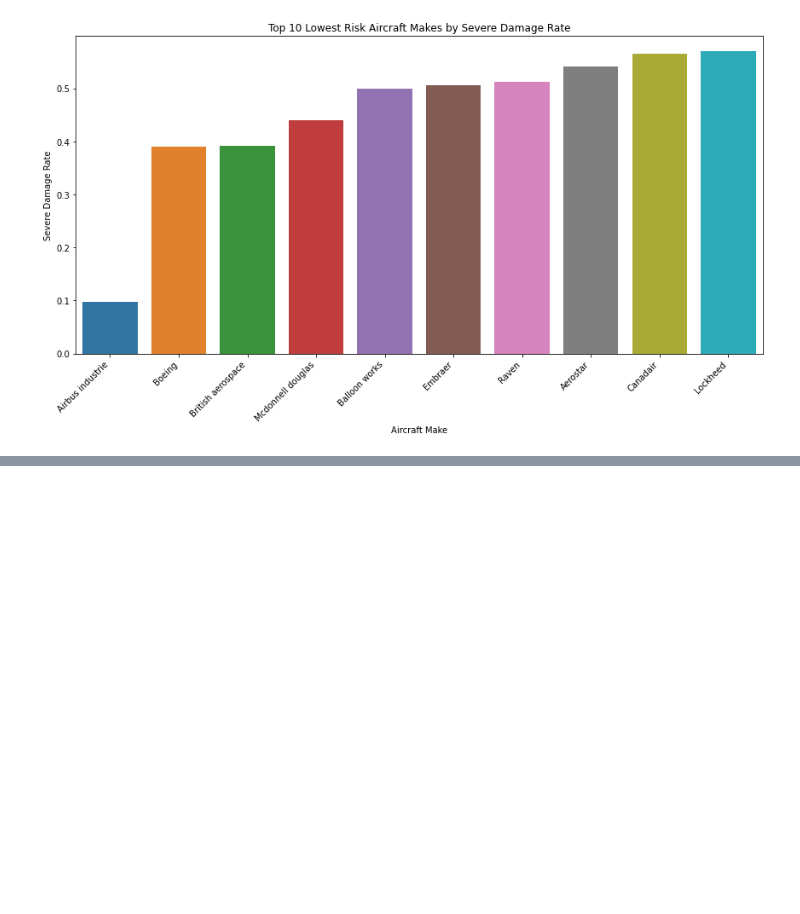
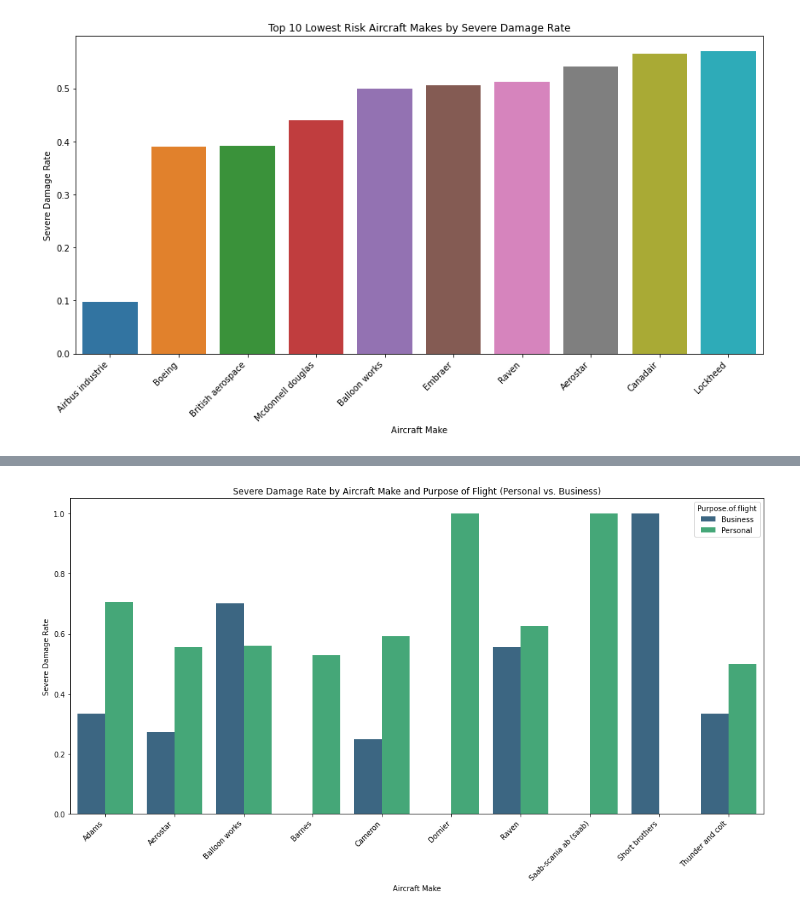
Before and after one commit to mading225/First_Project, a Jupyter notebook: Untitled-1.ipynb, the cells around one changed output, grey strips where cells are left out. Cells and saved outputs as stored; diff of their text form; code cells hidden in the pictures; blank space fills up the shorter version.

```diff
--- a/Untitled-1.ipynb
+++ b/Untitled-1.ipynb
@@ -751,0 +772,12 @@ plt.show()
+# %%
+# Visualizing severe damage rate by Aircraft Make and purpose of flight
+plt.figure(figsize=(14, 8))
+sns.barplot(x='Make', y='severe_damage_rate', hue='Purpose.of.flight', data=purpose_flight_metrics, palette='viridis')
+plt.xticks(rotation=45, ha='right')
+plt.title('Severe Damage Rate by Aircraft Make and Purpose of Flight (Personal vs. Business)')
+plt.xlabel('Aircraft Make')
+plt.ylabel('Severe Damage Rate')
+plt.tight_layout()
+plt.show()
+# %% [output]
+[figure, added]
```
Also changed, not shown: parts of 7 cells of this notebook.
